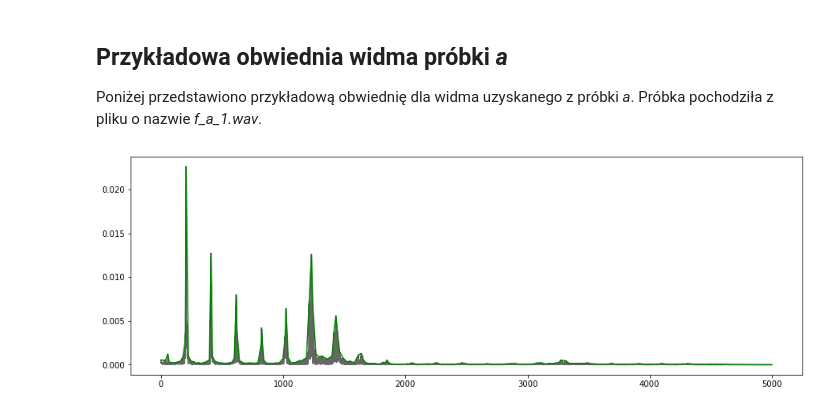
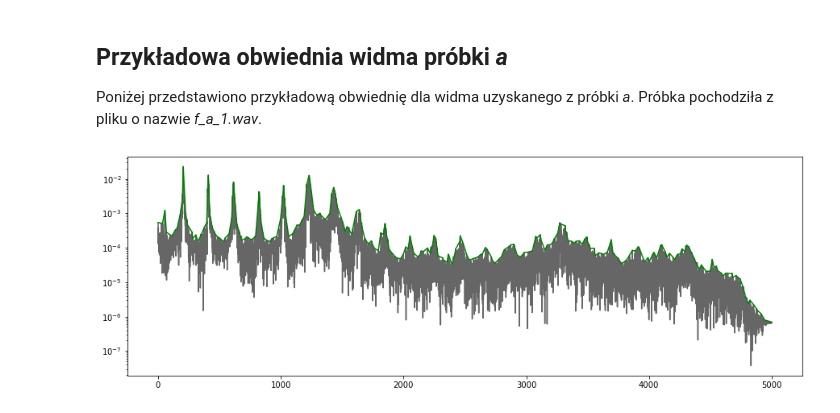
Before and after one commit to kiziebar/Vowel-sounds, a Jupyter notebook: example.ipynb, the cells around one changed output. Saved outputs shown, nothing was run; the diff lists cells and outputs as text; code cells hidden in the pictures.

```diff
--- a/example.ipynb
+++ b/example.ipynb
@@ -43,7 +43,8 @@ ind_max, _, sig_max, _ = get_envelope(sing_fft, 100)
 # %%
 fig, ax = plt.subplots(figsize=(15, 5))
 ax.plot(signal_x, get_fft(singal_r), alpha=0.6, color='black')
 ax.plot(signal_x[ind_max], sig_max, color='green')
+ax.set_yscale('log')
 plt.show()
 # %% [output]
-[figure, old version]
+[figure, new version]
```
